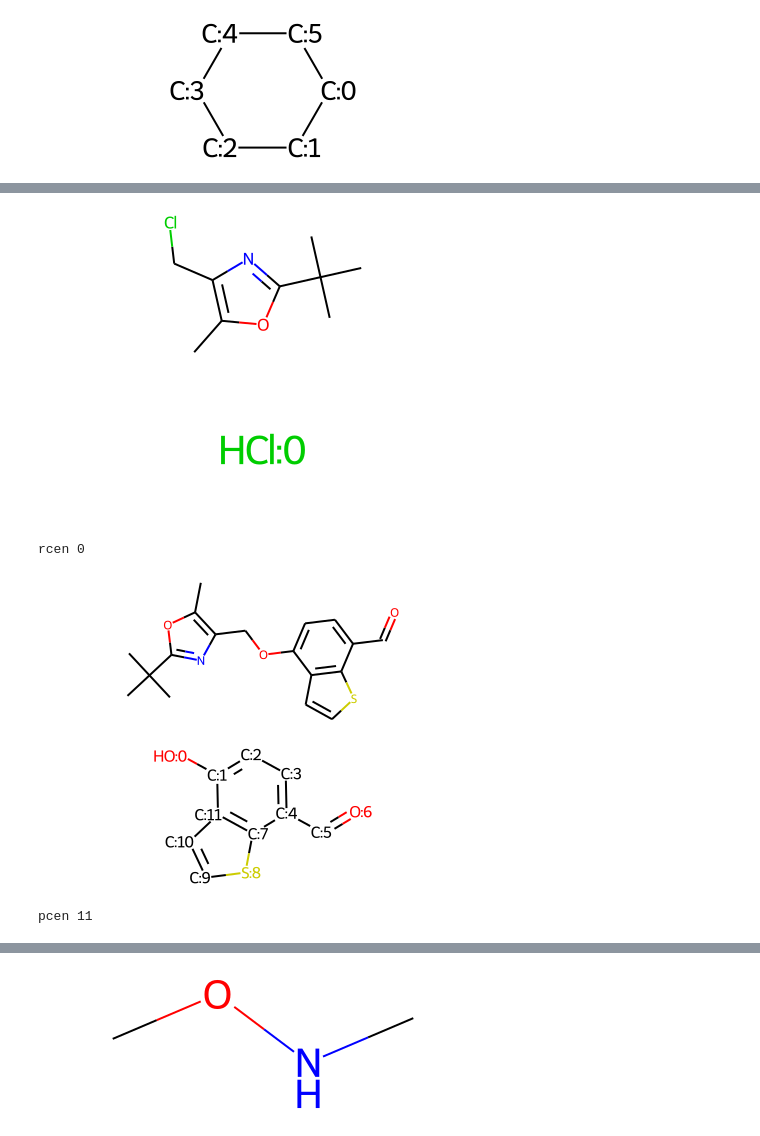
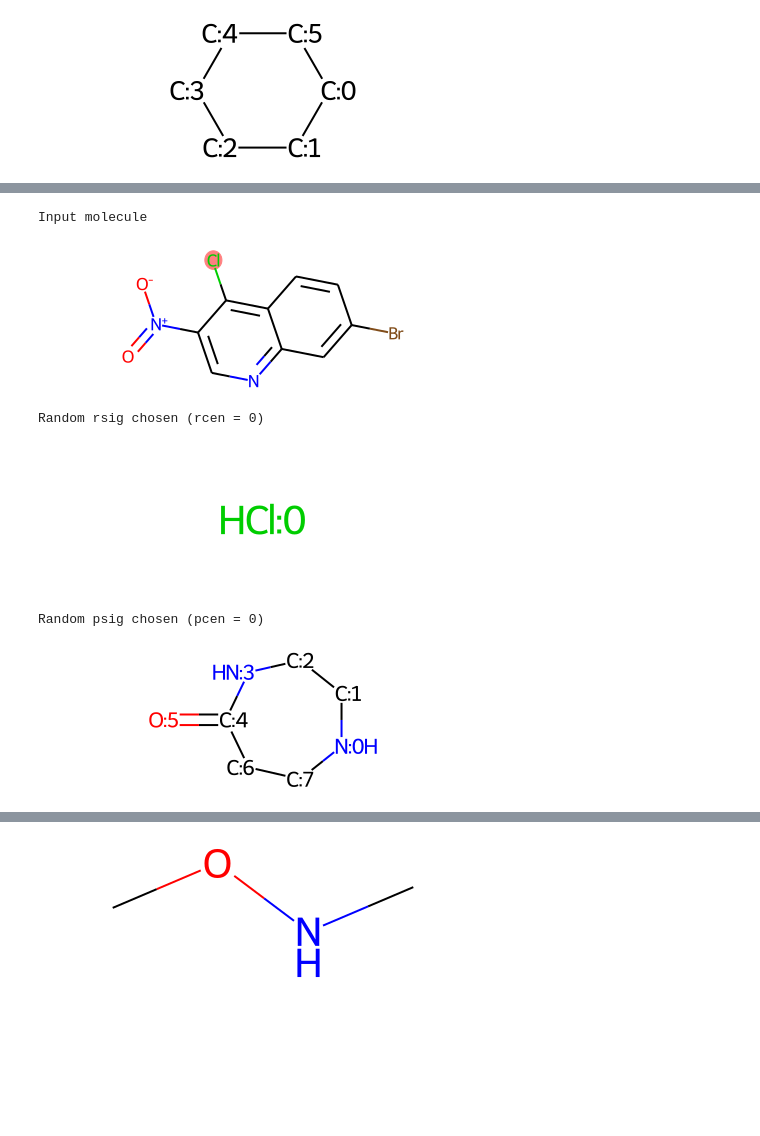
Before and after one commit to MrScabbyCreature/ReactionRL, a Jupyter notebook: uspto - simulator.ipynb, the cells around one changed output, grey strips where cells are left out. Drawn from its saved outputs; the diff is of its cells as text; code cells hidden in the pictures; blank space fills up the shorter version.

```diff
--- a/uspto - simulator.ipynb
+++ b/uspto - simulator.ipynb
@@ -194,7 +194,10 @@ def verify_action_applicability(mol, cluster_id):
 
     # Check if bond matches
     bonds = [mol.GetBondBetweenAtoms(cand_rcen, natom).GetBondTypeAsDouble() for natom in set(neighbors) - set(match)]
-    if set(bonds) != set(rbond):
+    rbond = list(map(lambda x: list(map(lambda y: float(y) if y else -1, x.replace("[", "").replace("]", "").replace(" ", "").split(","))), [rbond]))[0]
+    bonds.sort()
+    rbond.sort()
+    if bonds != rbond:
         return False
 
     return True
@@ -261,19 +254,19 @@ Candidate...
 # %%
 # Pick a random action from all the possible ones
 temp_df = dataset[dataset["rsig_clusters"].isin(applicable_actions)]
 random_action = temp_df.iloc[int(np.random.random()*temp_df.shape[0])]
 
-display(Chem.MolFromSmiles(random_action["reactants"]))
+print("Input molecule")
+display(in_mol)
+print(f"Random rsig chosen (rcen = {random_action['rcen']})")
 display(Chem.MolFromSmiles(random_action["rsig"]))
-print("rcen", random_action["rcen"])
-display(Chem.MolFromSmiles(random_action["products"]))
+print(f"Random psig chosen (pcen = {random_action['pcen']})")
 display(Chem.MolFromSmiles(random_action["psig"]))
-print("pcen", random_action["pcen"])
 # %% [output]
+Input molecule
-[figure, old version]
+[figure, new version]
+Random rsig chosen (rcen = 0)
 [figure]
-rcen 0
+Random psig chosen (pcen = 0)
-[figure, old version]
+[figure, new version]
-[figure, removed]
-pcen 11
 # %%
```
Also changed, not shown: parts of 4 cells of this notebook.
